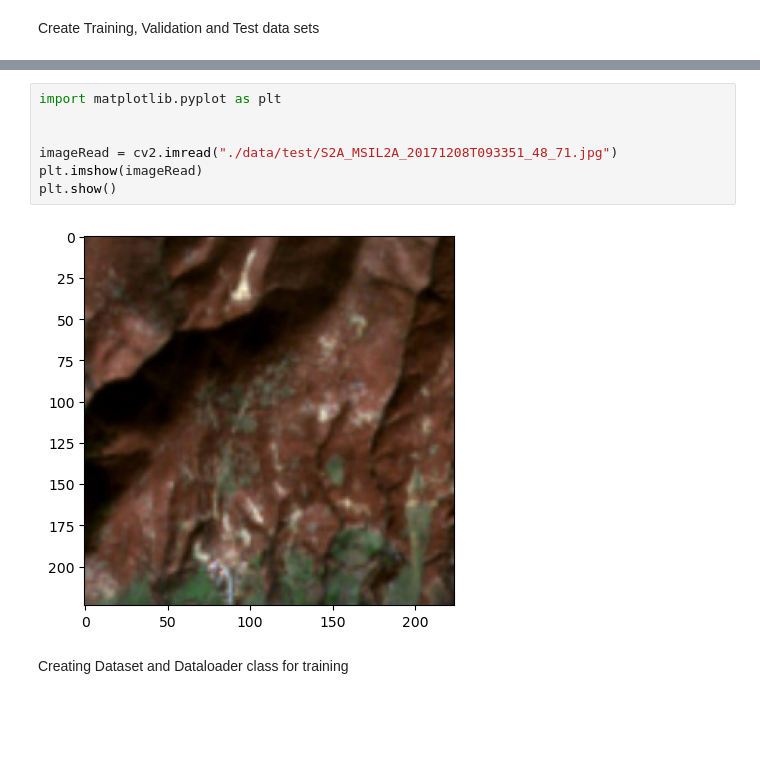
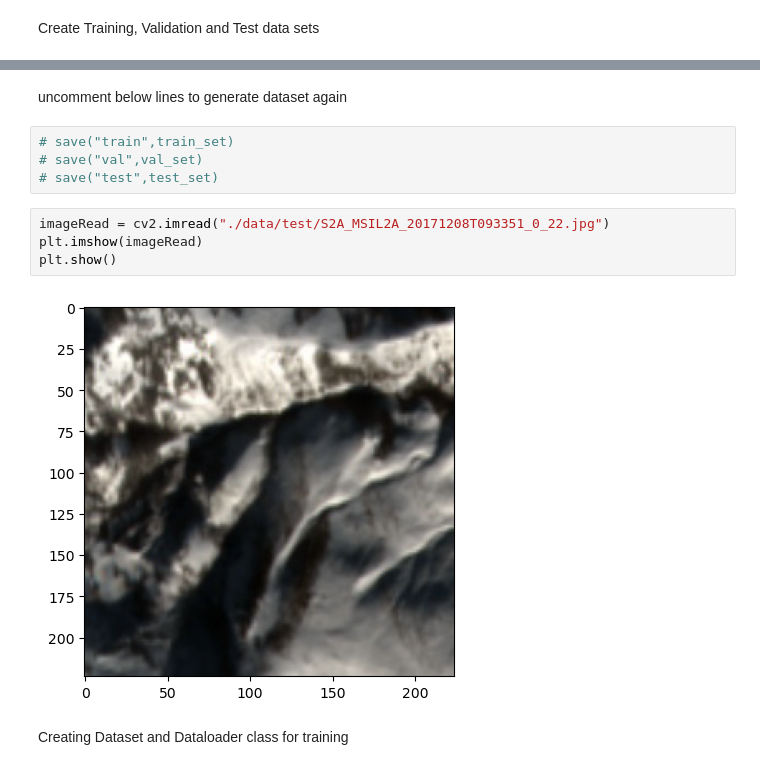
Before and after one commit to 0jaspreetsingh/LandCoverClassifierWithPytorch, a Jupyter notebook: LandCoverClassifier.ipynb, the cells around one changed output, grey strips where cells are left out. Cells and saved outputs as stored; diff of their text form; blank space fills up the shorter version.

```diff
--- a/LandCoverClassifier.ipynb
+++ b/LandCoverClassifier.ipynb
@@ -108,11 +106,14 @@ save("test",test_set)
+# %% [markdown]
+uncomment below lines to generate dataset again
+# %%
+# save("train",train_set)
+# save("val",val_set)
+# save("test",test_set)
 # %%
-import matplotlib.pyplot as plt
-
-
-imageRead = cv2.imread("./data/test/S2A_MSIL2A_20171208T093351_48_71.jpg")
+imageRead = cv2.imread("./data/test/S2A_MSIL2A_20171208T093351_0_22.jpg")
 plt.imshow(imageRead)
 plt.show()
 # %% [output]
-[figure, old version]
+[figure, new version]
 # %% [markdown]
 Creating Dataset and Dataloader class for training
```
Also changed, not shown: parts of 14 cells of this notebook, 1 other file.
